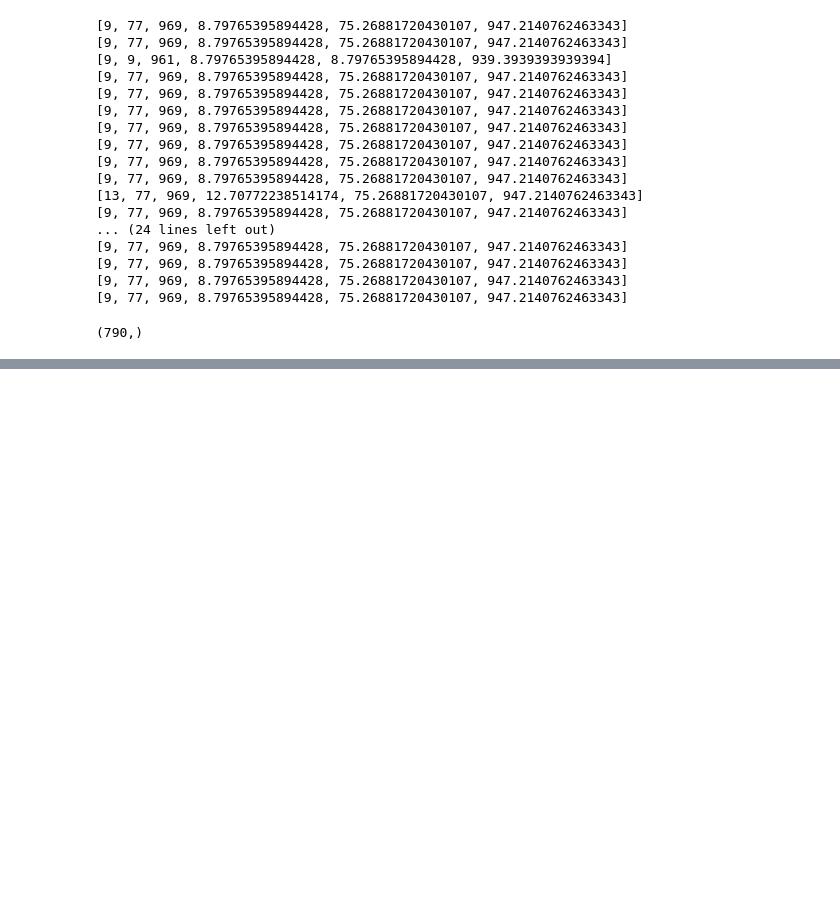
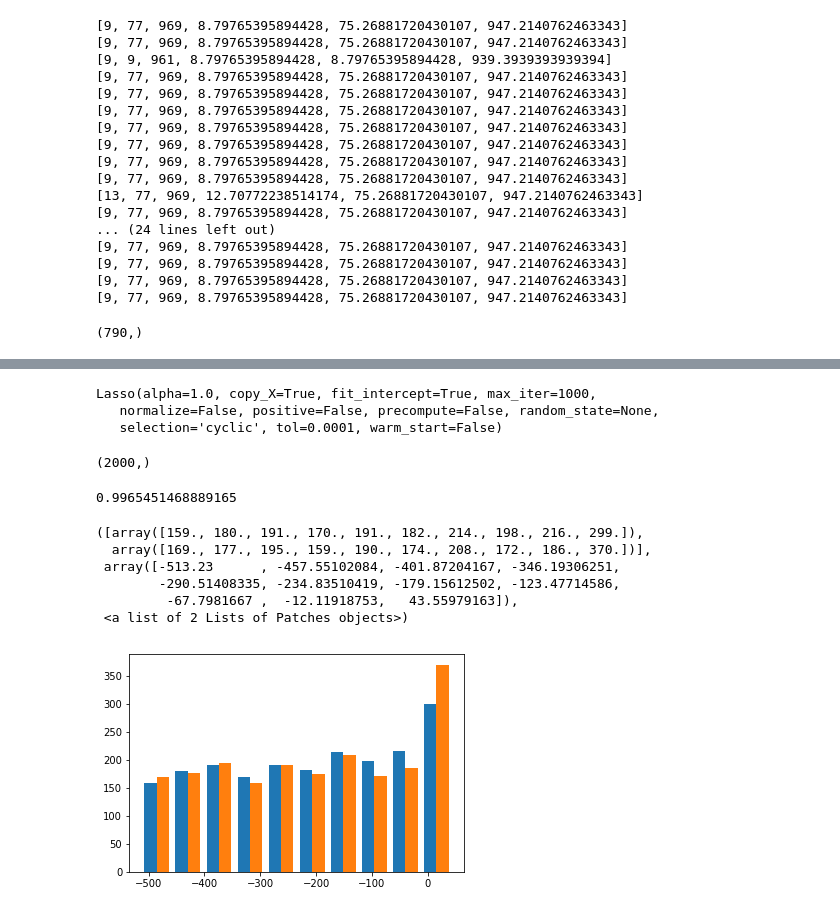
Before and after one commit to nojair/finaltry, a Jupyter notebook: Main Program.ipynb, the cells around one changed output, grey strips where cells are left out. Cells and saved outputs as stored; diff of their text form; code cells hidden in the pictures; blank space fills up the shorter version.

```diff
--- a/Main Program.ipynb
+++ b/Main Program.ipynb
@@ -306,0 +300,35 @@ print([_kp,_ki,_kd,kp,ki,kd])
+# %%
+from sklearn.model_selection import train_test_split
+x_train, x_test, y_train, y_test = train_test_split(x,y,test_size=0.4)
+# %%
+from sklearn.linear_model import Lasso
+model = Lasso()
+# %%
+model.fit(x_train, y_train)
+# %% [output]
+Lasso(alpha=1.0, copy_X=True, fit_intercept=True, max_iter=1000,
+   normalize=False, positive=False, precompute=False, random_state=None,
+   selection='cyclic', tol=0.0001, warm_start=False)
+# %%
+predicted = model.predict(x_test)
+# %%
+predicted.shape
+# %% [output]
+(2000,)
+# %%
+model.score(x_test,y_test)
+# %% [output]
+0.9965451468889165
+# %%
+import matplotlib.pyplot as plt
+%matplotlib inline
+
+plt.hist([predicted, y_test])
+# %% [output]
+([array([159., 180., 191., 170., 191., 182., 214., 198., 216., 299.]),
+  array([169., 177., 195., 159., 190., 174., 208., 172., 186., 370.])],
+ array([-513.23      , -457.55102084, -401.87204167, -346.19306251,
+        -290.51408335, -234.83510419, -179.15612502, -123.47714586,
+         -67.7981667 ,  -12.11918753,   43.55979163]),
+ <a list of 2 Lists of Patches objects>)
+[figure, added]
```
Also changed, not shown: parts of 19 cells of this notebook, 5 other files.
